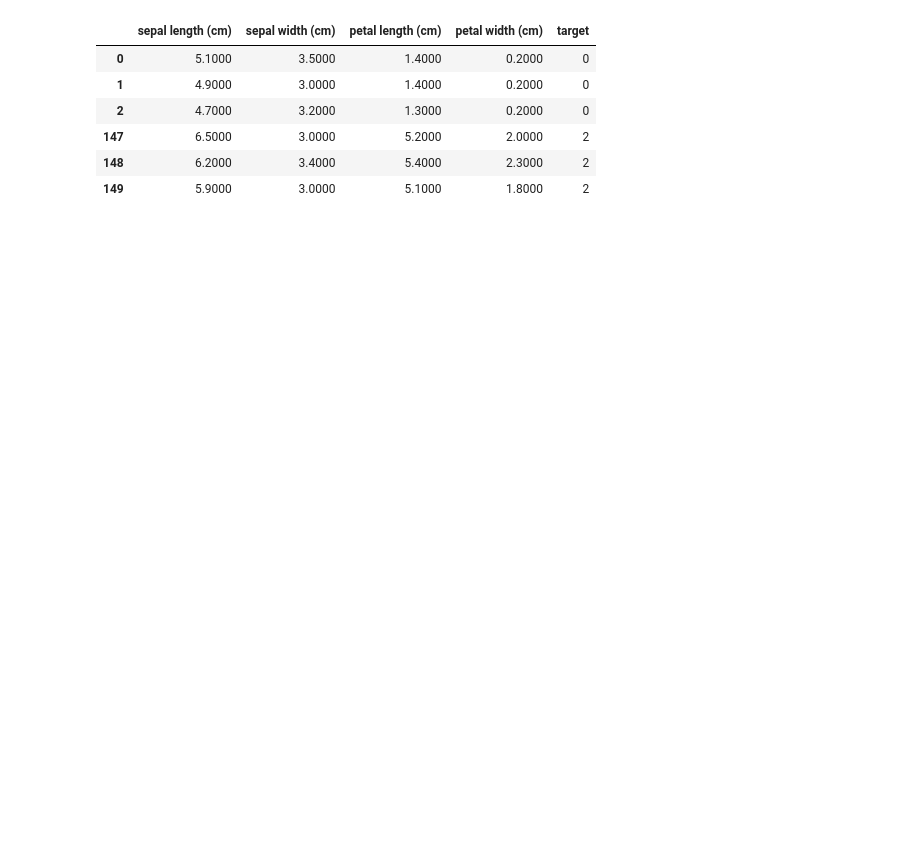
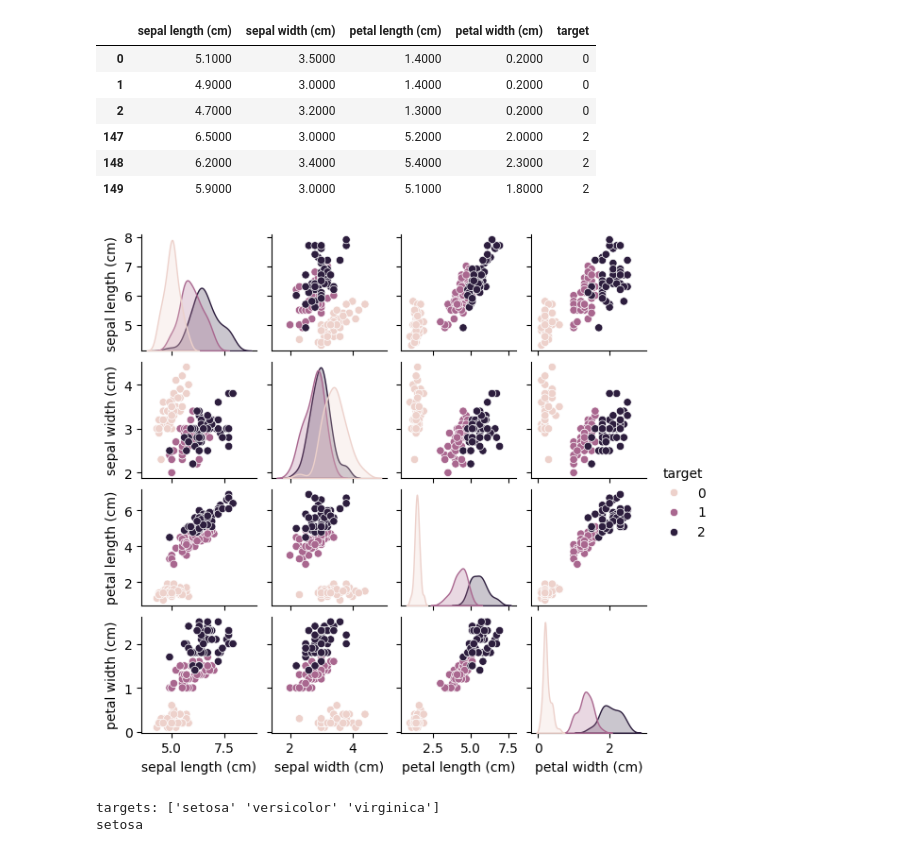
Before and after one commit to jwens85/School-Projects, a Jupyter notebook: Graduate Projects - MS AI and Machine Learning/CSC525 Principles of Machine Learning/Textbook_Chapter3.ipynb, the cells around one changed output. Saved outputs shown, nothing was run; the diff lists cells and outputs as text; code cells hidden in the pictures; blank space fills up the shorter version.

Commit message:
SkLearn's iris dataset and some basic visualization in seaborn

```diff
--- a/Graduate Projects - MS AI and Machine Learning/CSC525 Principles of Machine Learning/Textbook_Chapter3.ipynb
+++ b/Graduate Projects - MS AI and Machine Learning/CSC525 Principles of Machine Learning/Textbook_Chapter3.ipynb
@@ -18,3 +23,12 @@ display(pd.concat([iris_df.head(3), iris_df.tail(3)]))
 | 147 | 6.5000 | 3.0000 | 5.2000 | 2.0000 | 2 |
 | 148 | 6.2000 | 3.4000 | 5.4000 | 2.3000 | 2 |
 | 149 | 5.9000 | 3.0000 | 5.1000 | 1.8000 | 2 |
+# %%
+sns.pairplot(iris_df, hue= 'target', height=1.5);
+# %% [output]
+[figure, added]
+# %%
+print('targets: {}'.format(iris.target_names), iris.target_names[0], sep="\n")
+# %% [output]
+targets: ['setosa' 'versicolor' 'virginica']
+setosa
```
Also changed, not shown: parts of 1 cell of this notebook.
